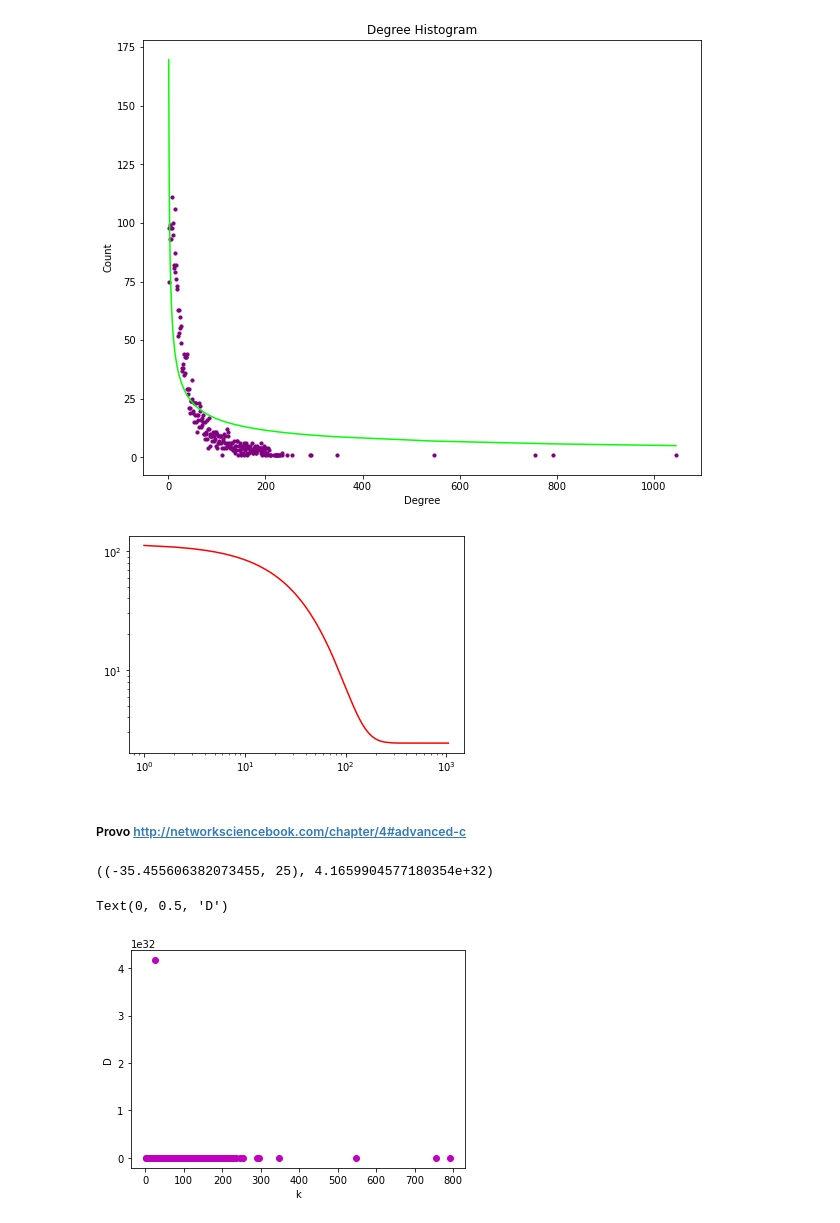
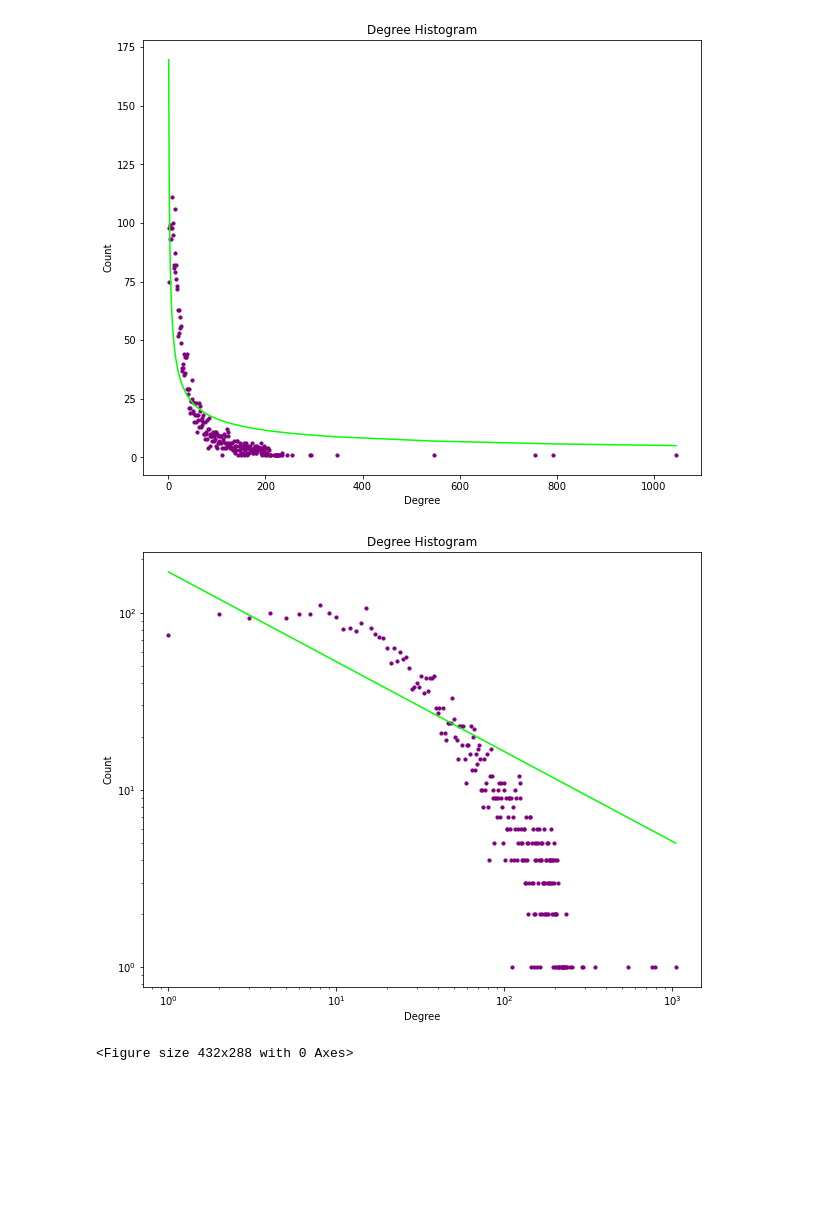
Before and after one commit to LazyRacc00n/NetworkAnalysis_1Assignment, a Jupyter notebook: Code.ipynb, the cells around one changed output. Saved outputs shown, nothing was run; the diff lists cells and outputs as text; code cells hidden in the pictures; blank space fills up the shorter version.

```diff
--- a/Code.ipynb
+++ b/Code.ipynb
@@ -185,11 +163,3 @@ plt.show()
 # %% [output]
 [169.68055872   0.50668279]
 [figure]
-# %%
-plt.plot(deg, func(np.array(deg), *popt), color='red')
-plt.yscale('log')
-plt.xscale('log')
-# %% [output]
-[figure, removed]
-# %% [markdown]
-##### Provo http://networksciencebook.com/chapter/4#advanced-c
@@ -223,40 +166,16 @@ def zeta3(s, t=100):
-# %%
-#from scipy.special import zeta
-
-
-gamma = 0 # γ
-N = nx.number_of_nodes(G)
-
-list_D = {}
-pk_list = []
-
-deg = np.array(deg)
-
-
-for Kmin in deg:
-
-    gamma = np.array([np.log(ki/(Kmin-0.5)) for ki in dict(G.degree()).values()], dtype=np.float64()).sum()
-
-    gamma = 1 + N / (gamma)
-
-
-    pk = lambda gamma, k: 1/(zeta(gamma, Kmin) * k**gamma)
-    CDF = lambda gamma, k: (1 - (zeta3(gamma, k))/zeta3(gamma, Kmin))
-
-    D = max([abs( (len(deg[deg <= Kmin])/len(deg)) - CDF(gamma, k)) for k in deg[deg >= Kmin]]) # empirical distribution function - model CDF
-    list_D[(gamma, Kmin)] = D
-
-# find Min
-best_D= sorted(list_D.items(), key=lambda item: item[1], reverse=True)[0]
-
-print(best_D)
-# %% [output]
-((-35.455606382073455, 25), 4.1659904577180354e+32)
-# %%
-
-plt.scatter([ k for g, k in list_D.keys()], list_D.values(), c='m')
-plt.xlabel("k")
-plt.ylabel("D")
-# %% [output]
-Text(0, 0.5, 'D')
-[figure, removed]
+# %%
+plt.figure(figsize=(10, 8))
+
+plt.scatter(deg, cnt,s=10, color="purple")
+plt.plot(deg, func(deg,*popt), color='lime')
+plt.title("Degree Histogram")
+plt.ylabel("Count")
+plt.xlabel("Degree")
+plt.xscale('log')
+plt.yscale('log')
+plt.show()
+
+plt.savefig("fitted_curve_degree_distribution.png")
+# %% [output]
+[figure, added]
+<Figure size 432x288 with 0 Axes>
```
Also changed, not shown: parts of 14 cells of this notebook, 1 other file.
